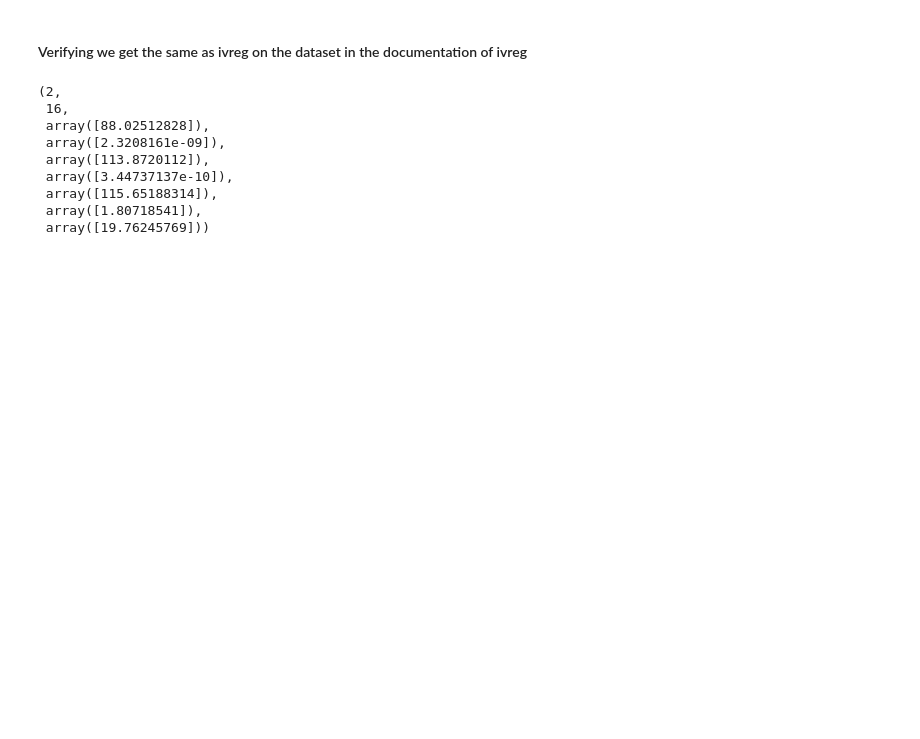
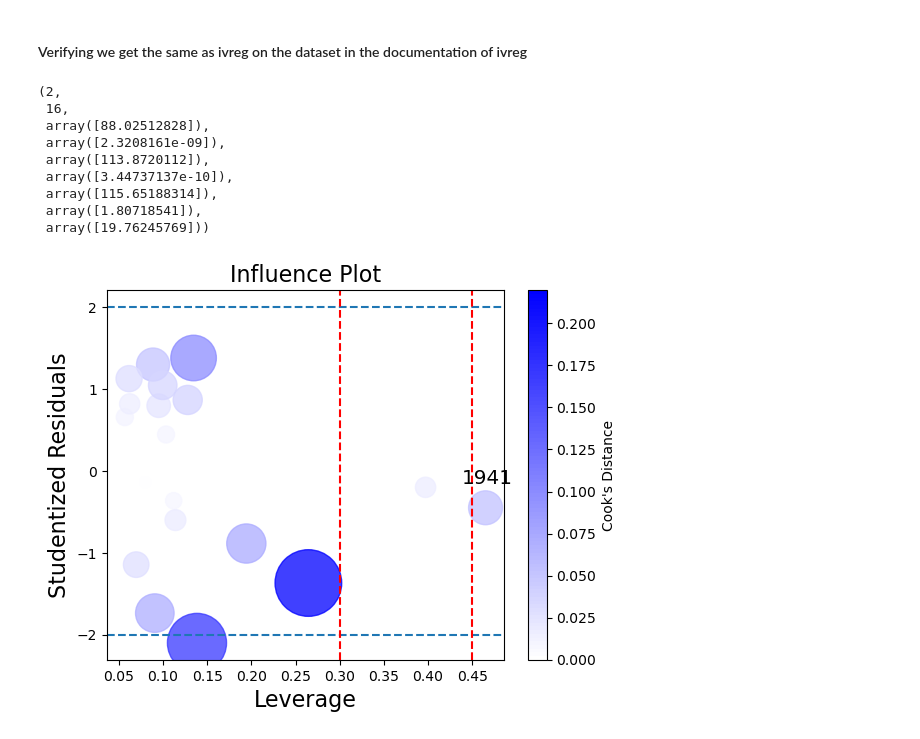
Before and after one commit to syrgkanislab/hidden_mediators, a Jupyter notebook: Tests.ipynb, the cells around one changed output. Drawn from its saved outputs; the diff is of its cells as text; code cells hidden in the pictures; blank space fills up the shorter version.

```diff
--- a/Tests.ipynb
+++ b/Tests.ipynb
@@ -30,3 +30,8 @@ weakiv_tests(Z, X, Y, controls=controls)
 # %%
 from diagnostics import IVDiagnostics
 diag = IVDiagnostics(add_constant=True).fit(Z, X, Y)
+# %%
+diag.influence_plot(labels=labels)
+plt.show()
+# %% [output]
+[figure, added]
```
Also changed, not shown: 7 other files.
